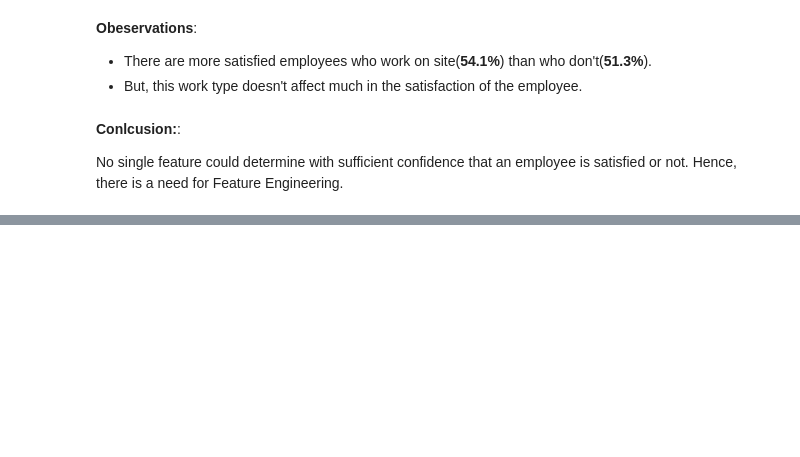
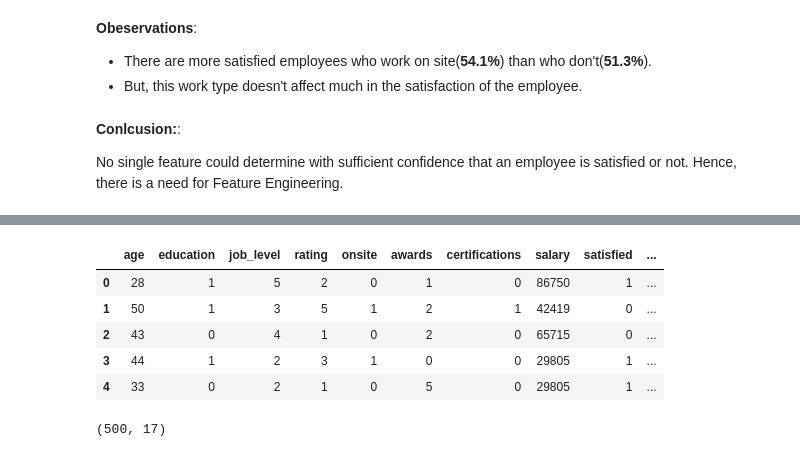
Before and after one commit to JustLazy-Forever/Predicting-Job-Satisfaction, a Jupyter notebook: Job Satisfaction_Data_Wrangling.ipynb, the cells around one changed output, grey strips where cells are left out. Drawn from its saved outputs; the diff is of its cells as text; code cells hidden in the pictures; blank space fills up the shorter version.

```diff
--- a/Job Satisfaction_Data_Wrangling.ipynb
+++ b/Job Satisfaction_Data_Wrangling.ipynb
@@ -914,0 +945,14 @@ No single feature could determine with sufficient confidence that an employee is
+# %%
+df_encoded = pd.get_dummies(df_encoded, drop_first=True, columns=['location', 'Dept', 'recruitment_type'])
+df_encoded.head()
+# %% [output]
+|  | age | education | job_level | rating | onsite | awards | certifications | salary | satisfied | ... |
+| 0 | 28 | 1 | 5 | 2 | 0 | 1 | 0 | 86750 | 1 | ... |
+| 1 | 50 | 1 | 3 | 5 | 1 | 2 | 1 | 42419 | 0 | ... |
+| 2 | 43 | 0 | 4 | 1 | 0 | 2 | 0 | 65715 | 0 | ... |
+| 3 | 44 | 1 | 2 | 3 | 1 | 0 | 0 | 29805 | 1 | ... |
+| 4 | 33 | 0 | 2 | 1 | 0 | 5 | 0 | 29805 | 1 | ... |
+# %%
+df_encoded.shape
+# %% [output]
+(500, 17)
```
Also changed, not shown: parts of 6 cells of this notebook, 1 other file.
